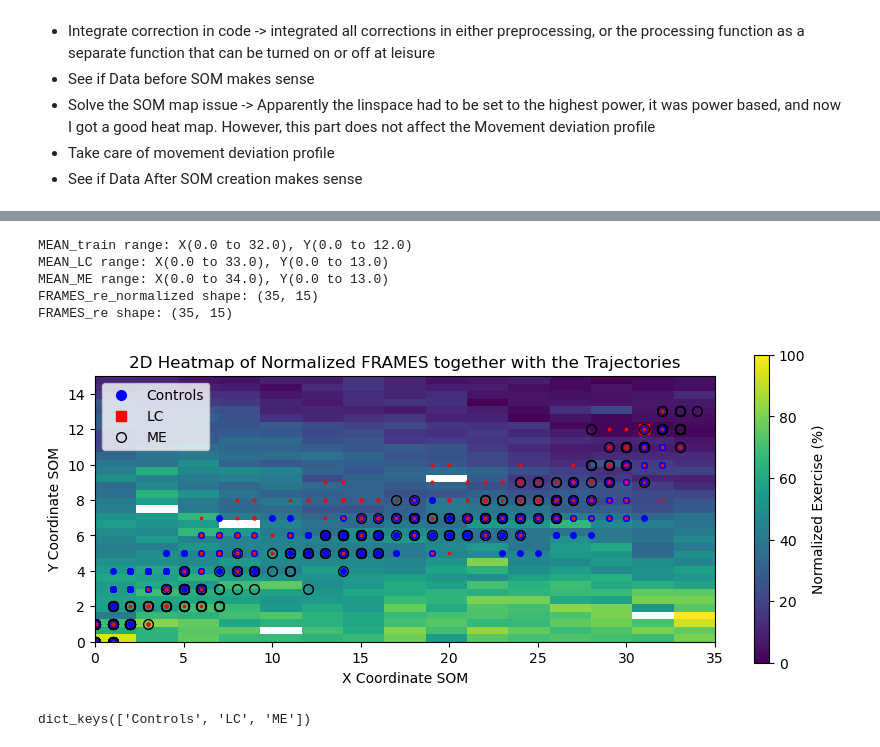
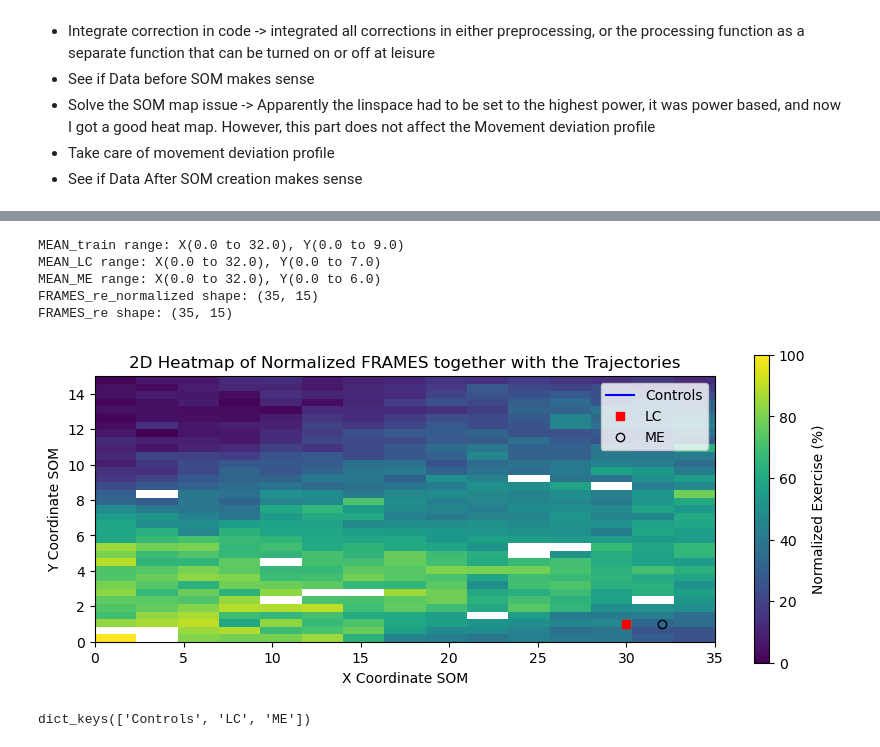
Before and after one commit to githubtijn2002/Thesis, a Jupyter notebook: 3_prepatory.ipynb, the cells around one changed output, grey strips where cells are left out. Drawn from its saved outputs; the diff is of its cells as text; code cells hidden in the pictures.

```diff
--- a/3_prepatory.ipynb
+++ b/3_prepatory.ipynb
@@ -212,43 +191,43 @@ print(f"MEAN_LC range: X({MEAN_LC[:, 0].min()} to {MEAN_LC[:, 0].max()}), Y({MEA
 FRAMES_re_normalized = (FRAMES_re - np.nanmin(FRAMES_re)) / (np.nanmax(FRAMES_re) - np.nanmin(FRAMES_re)) * 100
 
 print(f"MEAN_ME range: X({MEAN_ME[:, 0].min()} to {MEAN_ME[:, 0].max()}), Y({MEAN_ME[:, 1].min()} to {MEAN_ME[:, 1].max()})")
 print(f"FRAMES_re_normalized shape: {FRAMES_re_normalized.shape}")
 extent = [0, FRAMES_re_normalized.shape[0], 0, FRAMES_re_normalized.shape[1]]
 
 plt.figure(figsize=(10, 4))
 plt.imshow(FRAMES_re_normalized, aspect='auto', cmap='viridis', origin='lower', extent=extent)
 plt.colorbar(label='Normalized Exercise (%)')
 plt.xlabel('X Coordinate SOM')
 plt.ylabel('Y Coordinate SOM')
 plt.title('2D Heatmap of Normalized FRAMES together with the Trajectories')
 print(f"FRAMES_re shape: {FRAMES_re.shape}")
 extent = [0, FRAMES_re.shape[0], 0, FRAMES_re.shape[1]]
 
 for i in range(min(integer_division['Controls'][-1], integer_division['LC'][-1])):
     if i == 0:
-        plt.plot(MEAN_train[i, 0], MEAN_train[i, 1], 'bo', markersize=marker_sizes[i], label='Controls')
-        plt.plot(MEAN_LC[i, 0], MEAN_LC[i, 1], 'rs', markersize=marker_sizes[i], label='LC')
-        plt.plot(MEAN_ME[i, 0], MEAN_ME[i, 1], 'ko', markersize=marker_sizes[i], label='ME', markerfacecolor='none')
+        plt.plot(MEAN_train[i, 0], MEAN_train[i, 1], 'b-', label='Controls')
+        plt.plot(MEAN_LC[i, 0], MEAN_LC[i, 1], 'rs', label='LC')
+        plt.plot(MEAN_ME[i, 0], MEAN_ME[i, 1], 'ko', label='ME', markerfacecolor='none')
     else:
 #        plt.errorbar(MEAN_train[i, 0], MEAN_train[i, 1], xerr=STD_train[i, 0], yerr=STD_train[i, 1], fmt='none', ecolor='b', elinewidth=0.1)
 #        plt.errorbar(MEAN_LC[i, 0], MEAN_LC[i, 1], xerr=STD_LC[i, 0], yerr=STD_LC[i, 1], fmt='none', ecolor='r', elinewidth=0.1)
 #        plt.errorbar(MEAN_ME[i, 0], MEAN_ME[i, 1], xerr=STD_ME[i, 0], yerr=STD_ME[i, 1], fmt='none', ecolor='g', elinewidth=0.1)
-        plt.plot(MEAN_train[i, 0], MEAN_train[i, 1], 'bo', markersize=4)
-        plt.plot(MEAN_LC[i, 0], MEAN_LC[i, 1], 'rs', markersize=2)
-        plt.plot(MEAN_ME[i, 0], MEAN_ME[i, 1], 'ko', markersize=7, markerfacecolor='none')
+        plt.plot(MEAN_train[i, 0], MEAN_train[i, 1], 'b-', markersize=4)
+        plt.plot(MEAN_LC[i, 0], MEAN_LC[i, 1], 'r-', markersize=2)
+        plt.plot(MEAN_ME[i, 0], MEAN_ME[i, 1], 'k-', markersize=7, markerfacecolor='none')
 
 plt.gca().set_aspect('equal', adjustable='box')
 
 plt.legend()
 plt.show()
 breakpoint()
 # %% [output]
-MEAN_train range: X(0.0 to 32.0), Y(0.0 to 12.0)
-MEAN_LC range: X(0.0 to 33.0), Y(0.0 to 13.0)
-MEAN_ME range: X(0.0 to 34.0), Y(0.0 to 13.0)
+MEAN_train range: X(0.0 to 32.0), Y(0.0 to 9.0)
+MEAN_LC range: X(0.0 to 32.0), Y(0.0 to 7.0)
+MEAN_ME range: X(0.0 to 32.0), Y(0.0 to 6.0)
 FRAMES_re_normalized shape: (35, 15)
 FRAMES_re shape: (35, 15)
-[figure, old version]
+[figure, new version]
 # %%
 integer_division.keys()
 # %% [output]
```
Also changed, not shown: parts of 4 cells of this notebook.
